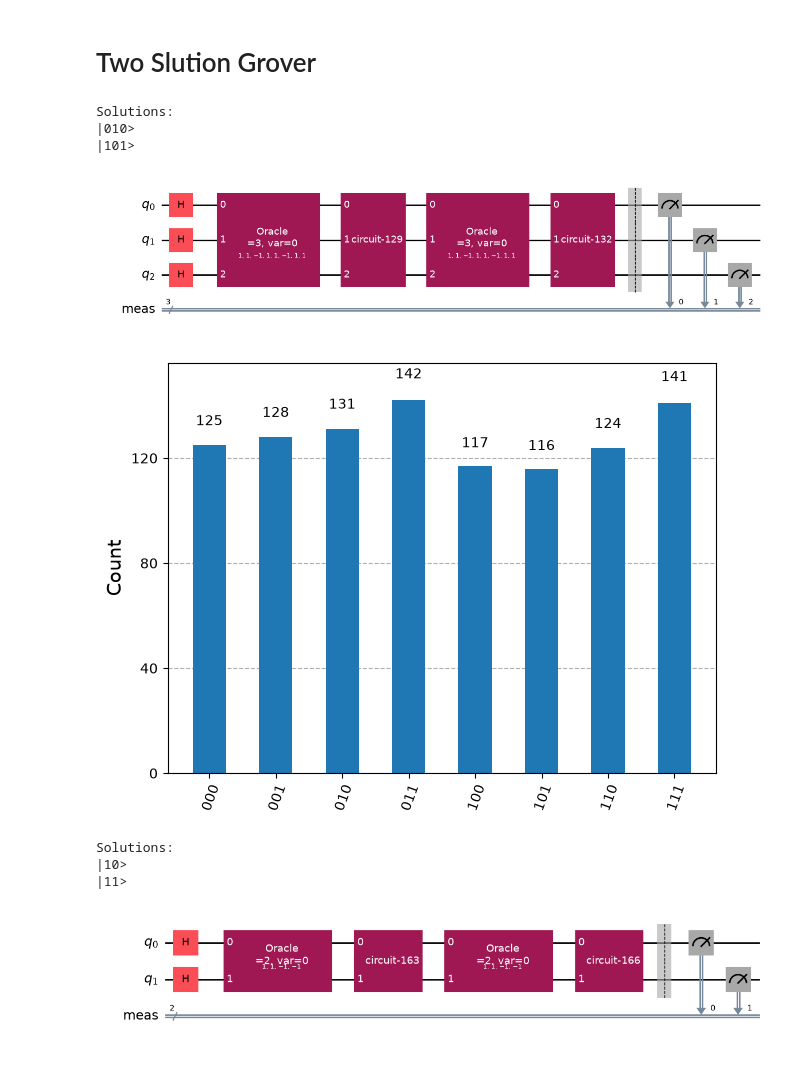
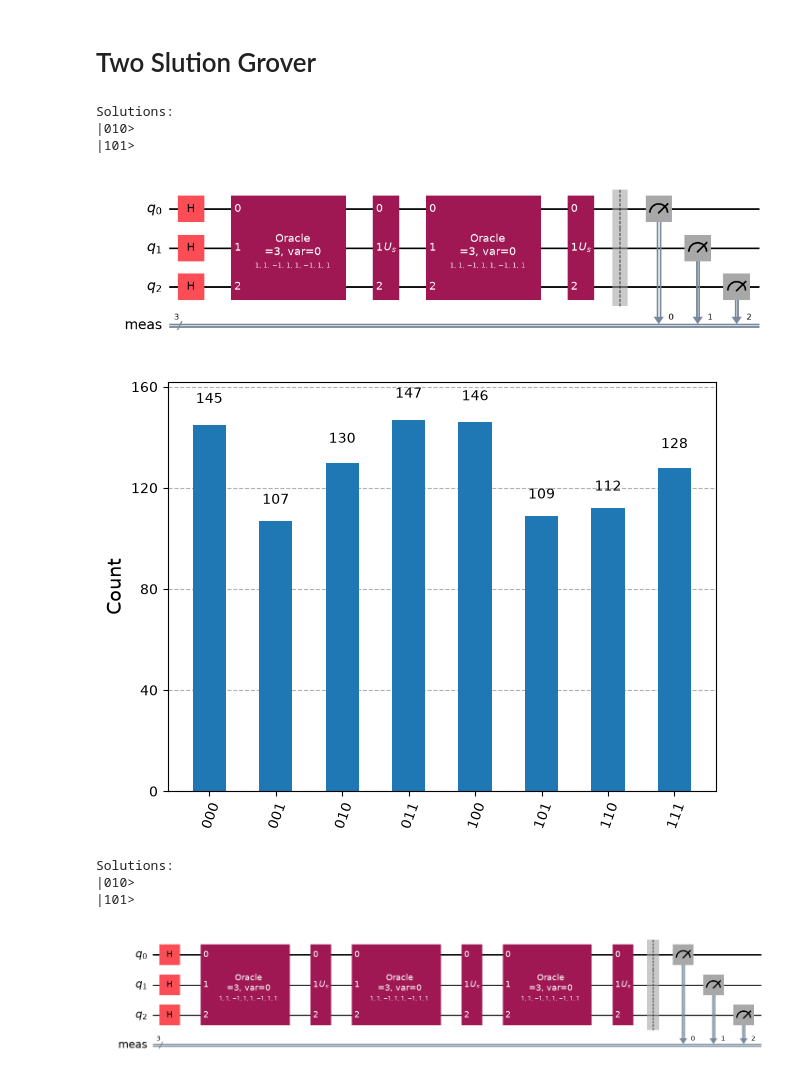
Before and after one commit to KingCobra021/Quantum-A1, a Jupyter notebook: A1.ipynb, the cells around one changed output. Drawn from its saved outputs; the diff is of its cells as text; code cells hidden in the pictures.

```diff
--- a/A1.ipynb
+++ b/A1.ipynb
@@ -36,6 +36,35 @@ def diffuser(nqubits):
 diffuser(2).definition.draw("mpl")
 # %% [output]
 [figure]
+# %%
+def diffuser(nqubits):
+    qc = QuantumCircuit(nqubits)
+
+    # |s> -> |00...0>
+    for qubit in range(nqubits):
+        qc.h(qubit)
+
+    # |00...0> -> |11...1>
+    for qubit in range(nqubits):
+        qc.x(qubit)
+
+    # Multi-controlled Z
+    qc.h(nqubits - 1)
+    qc.mcx(list(range(nqubits - 1)), nqubits - 1)
+    qc.h(nqubits - 1)
+
+    # |11...1> -> |00...0>
+    for qubit in range(nqubits):
+        qc.x(qubit)
+
+    # |00...0> -> |s>
+    for qubit in range(nqubits):
+        qc.h(qubit)
+
+    U_s = qc.to_gate()
+    U_s.name = "$U_s$"
+
+    return U_s
 # %% [markdown]
 <h1>Gover's Algorithm</h1>
 # %%
@@ -142,7 +171,7 @@ grover_circuit.draw("mpl")
 Solutions:
 |010>
 |101>
-[figure, old version]
+[figure, new version]
 # %%
 simulator = AerSimulator()
 
@@ -152,30 +181,29 @@ job = simulator.run(qcc,shot=1000)
 
 plot_histogram(job.result().get_counts())
 # %% [output]
-[figure, old version]
+[figure, new version]
 # %%
-n = 2
+n = 3
+iterations = 3
 
 oracle = grover_problem_oracle(n,variant=0,print_solutions=True)
 
 grover_circuit = QuantumCircuit(n)
 
-grover_circuit = initialize_s(grover_circuit,[0, 1])
+grover_circuit = initialize_s(grover_circuit,range(n))
 
-grover_circuit.append(oracle, [0, 1])
-grover_circuit.append(diffuser(n), [0, 1])
-
-grover_circuit.append(oracle, [0, 1])
-grover_circuit.append(diffuser(n), [0, 1])
+for i in range(iterations):
+    grover_circuit.append(oracle, range(n))
+    grover_circuit.append(diffuser(n), range(n))
 
 grover_circuit.measure_all()
 
 grover_circuit.draw("mpl")
 # %% [output]
 Solutions:
-|10>
-|11>
+|010>
+|101>
-[figure, old version]
+[figure, new version]
 # %%
 simulator = AerSimulator()
 
```
Also changed, not shown: parts of 4 cells of this notebook.
